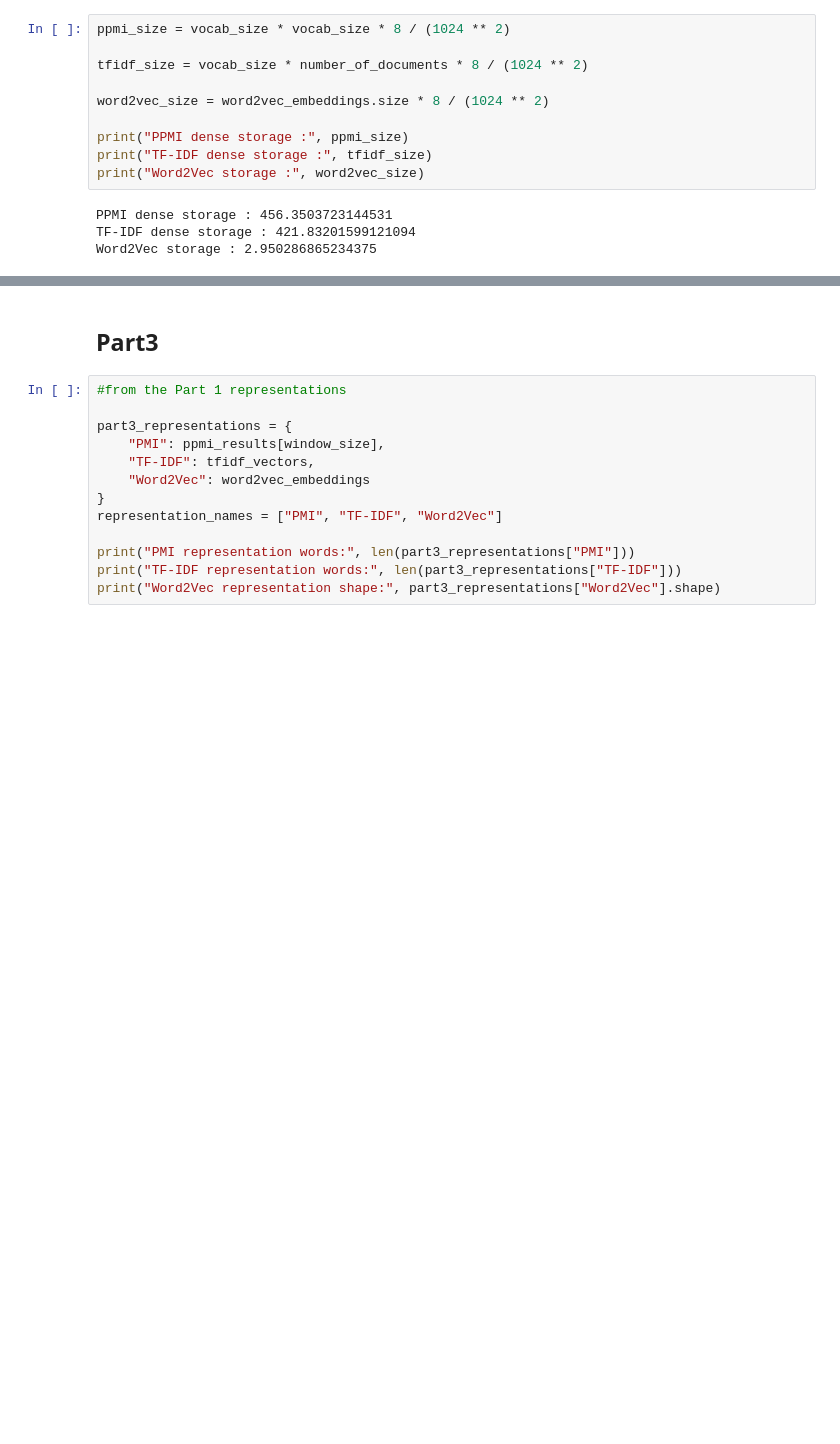
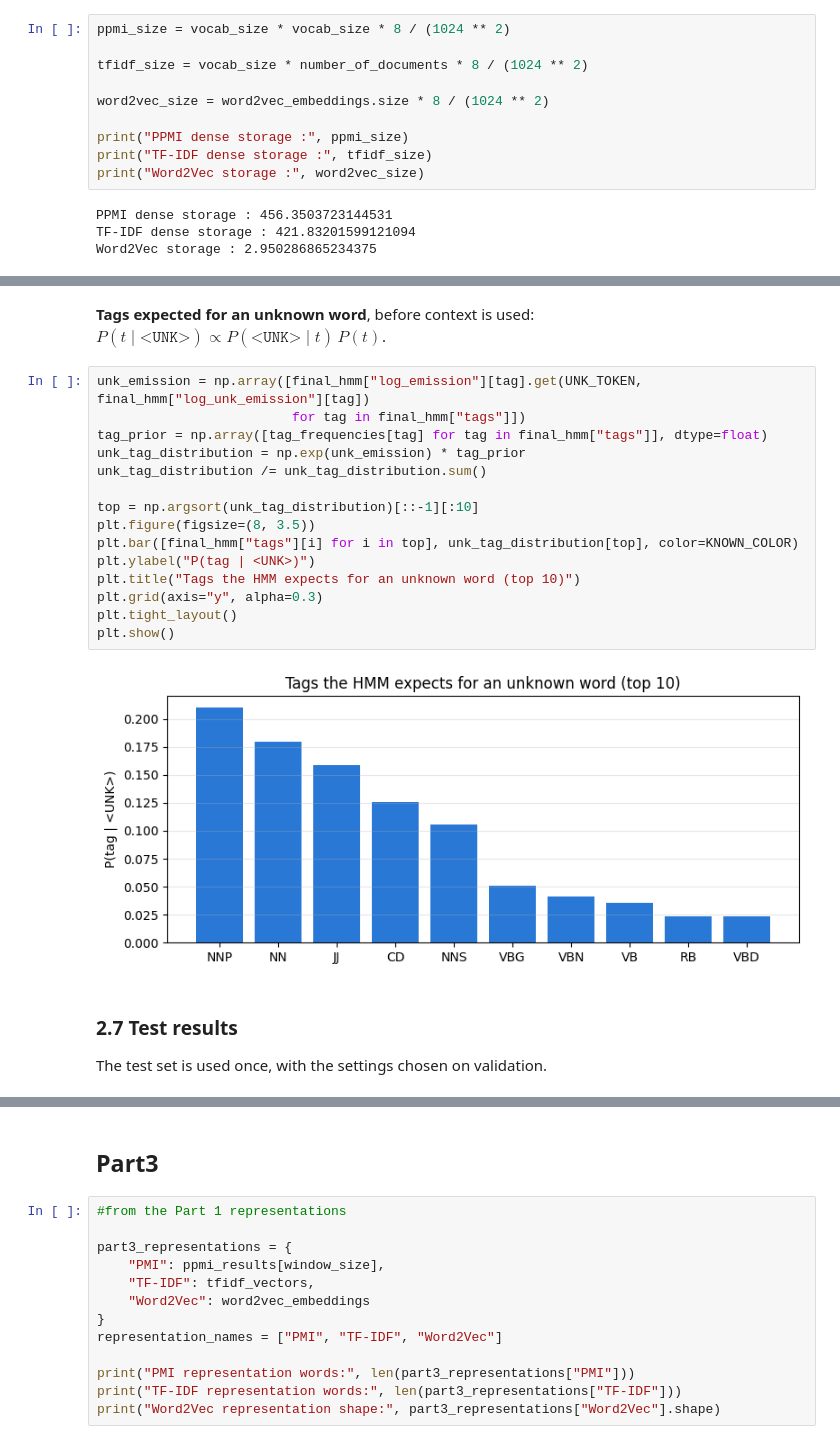
Before and after one commit to ZeinaHossam1/Embeddings-and-HMMs, a Jupyter notebook: Embeddings_HMMs.ipynb, the cells around one changed output, grey strips where cells are left out. Cells and saved outputs as stored; diff of their text form; blank space fills up the shorter version.

```diff
--- a/Embeddings_HMMs.ipynb
+++ b/Embeddings_HMMs.ipynb
@@ -2428,0 +1958,22 @@ Record the selected hyperparameters, test metrics, unknown-word results, and not
+# %% [markdown]
+**Tags expected for an unknown word**, before context is used: $P(t \mid \texttt{<UNK>}) \propto P(\texttt{<UNK>} \mid t)\,P(t)$.
+# %%
+unk_emission = np.array([final_hmm["log_emission"][tag].get(UNK_TOKEN, final_hmm["log_unk_emission"][tag])
+                         for tag in final_hmm["tags"]])
+tag_prior = np.array([tag_frequencies[tag] for tag in final_hmm["tags"]], dtype=float)
+unk_tag_distribution = np.exp(unk_emission) * tag_prior
+unk_tag_distribution /= unk_tag_distribution.sum()
+
+top = np.argsort(unk_tag_distribution)[::-1][:10]
+plt.figure(figsize=(8, 3.5))
+plt.bar([final_hmm["tags"][i] for i in top], unk_tag_distribution[top], color=KNOWN_COLOR)
+plt.ylabel("P(tag | <UNK>)")
+plt.title("Tags the HMM expects for an unknown word (top 10)")
+plt.grid(axis="y", alpha=0.3)
+plt.tight_layout()
+plt.show()
+# %% [output]
+[figure, added]
+# %% [markdown]
+### 2.7 Test results
+The test set is used once, with the settings chosen on validation.
```
Also changed, not shown: parts of 79 cells of this notebook.
